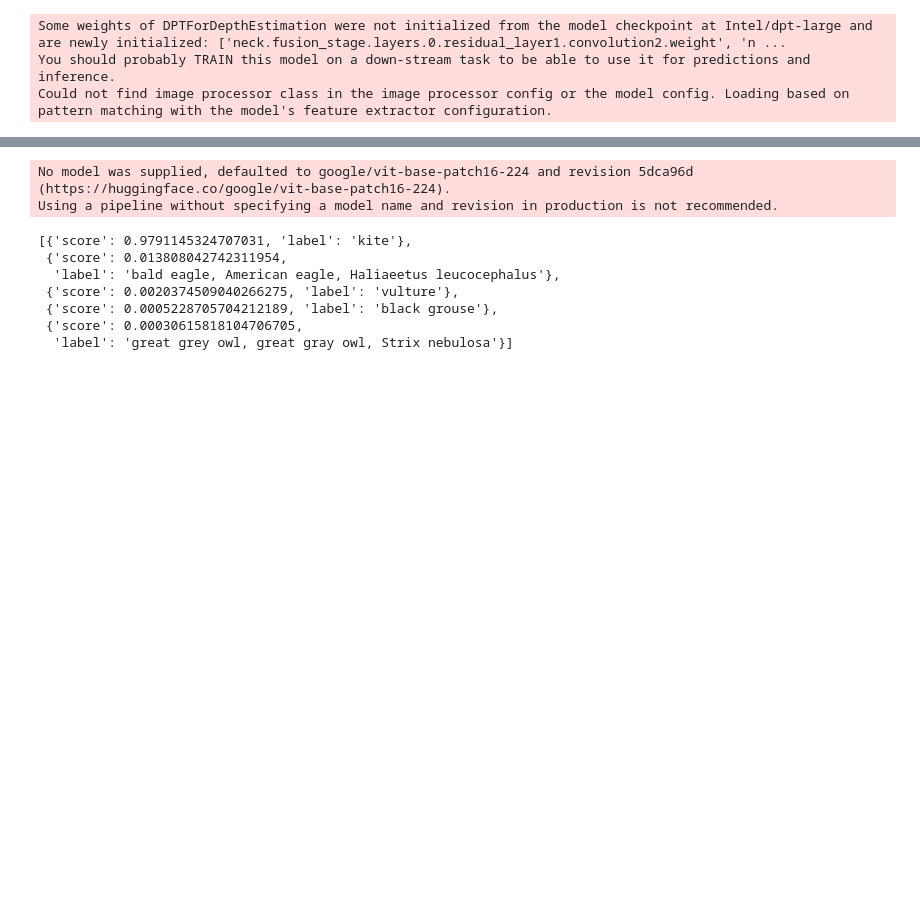
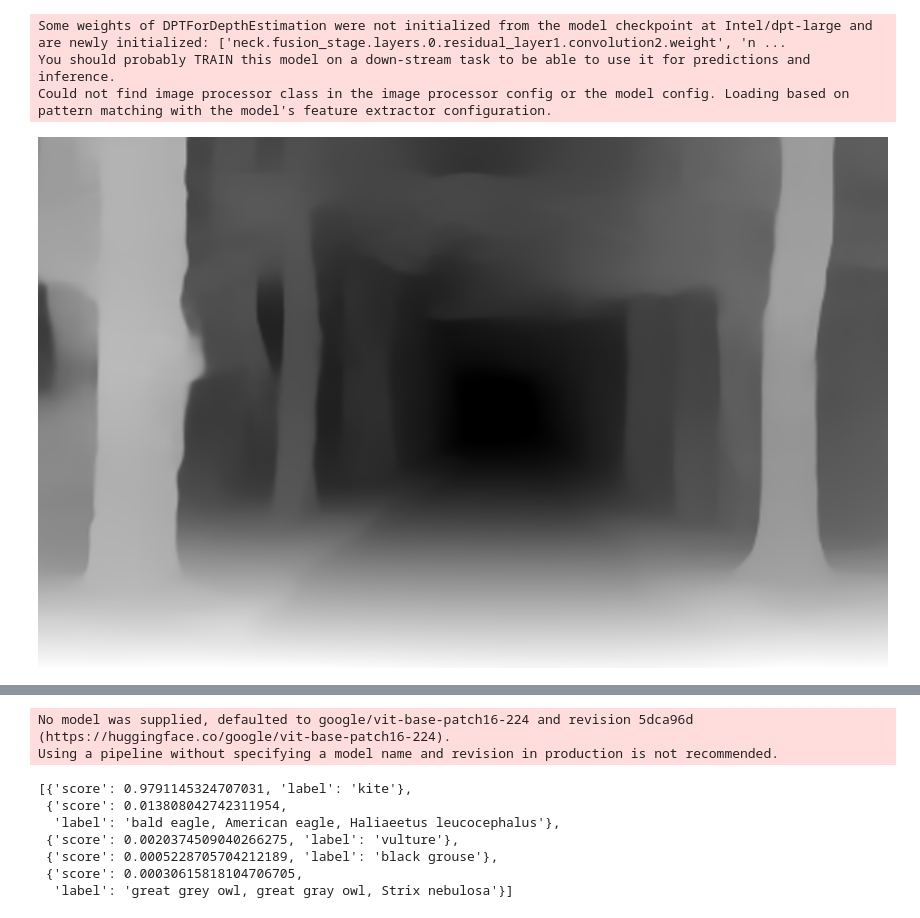
Before and after one commit to david-wolgemuth/generative-jupyter, a Jupyter notebook: computer_vision.ipynb, the cells around one changed output, grey strips where cells are left out. Cells and saved outputs as stored; diff of their text form; code cells hidden in the pictures; blank space fills up the shorter version.

```diff
--- a/computer_vision.ipynb
+++ b/computer_vision.ipynb
@@ -7,14 +7,15 @@ https://huggingface.co/tasks/depth-estimation
 # %%
 from transformers import pipeline
 
 estimator = pipeline(task="depth-estimation", model="Intel/dpt-large")
 result = estimator(images="https://cdn.wallpapersafari.com/50/64/MvA4CI.jpg")
 
-result["depth"].save("output/depth.png")
+result["depth"]#.save("output/depth.png")
 # %% [output]
 Some weights of DPTForDepthEstimation were not initialized from the model checkpoint at Intel/dpt-large and are newly initialized: ['neck.fusion_stage.layers.0.residual_layer1.convolution2.weight', 'n ...
 You should probably TRAIN this model on a down-stream task to be able to use it for predictions and inference.
 Could not find image processor class in the image processor config or the model config. Loading based on pattern matching with the model's feature extractor configuration.
+[figure, added]
 # %% [markdown]
 ## Image Classification
 
```
Also changed, not shown: 5 other files.
